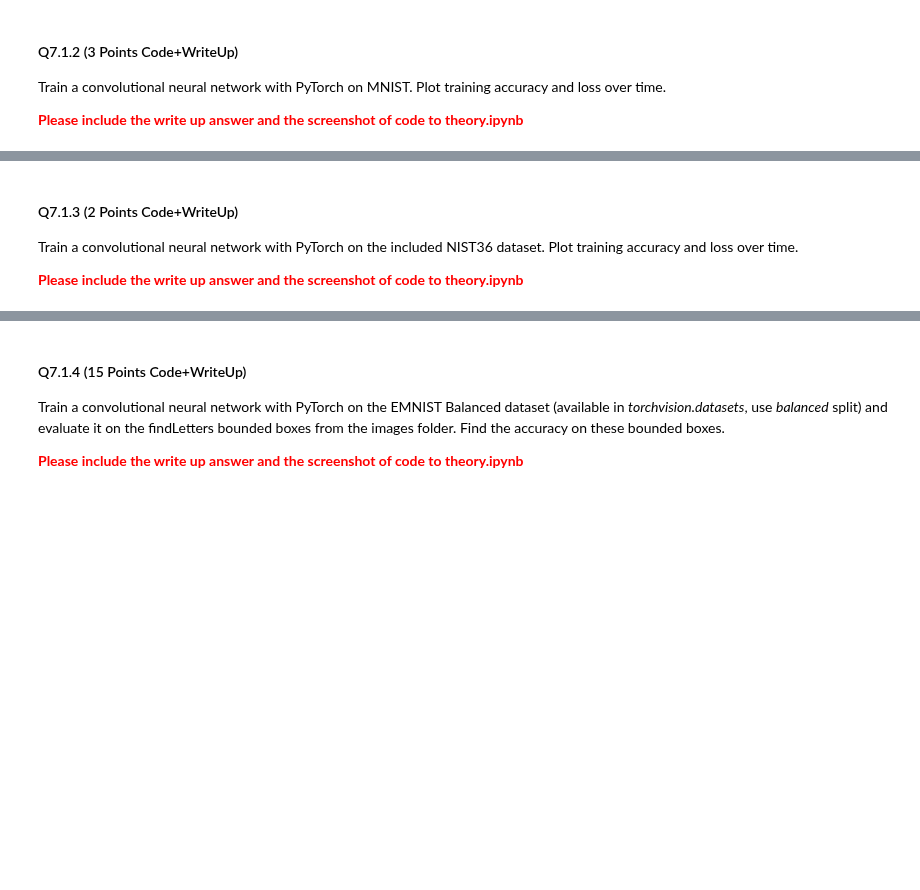
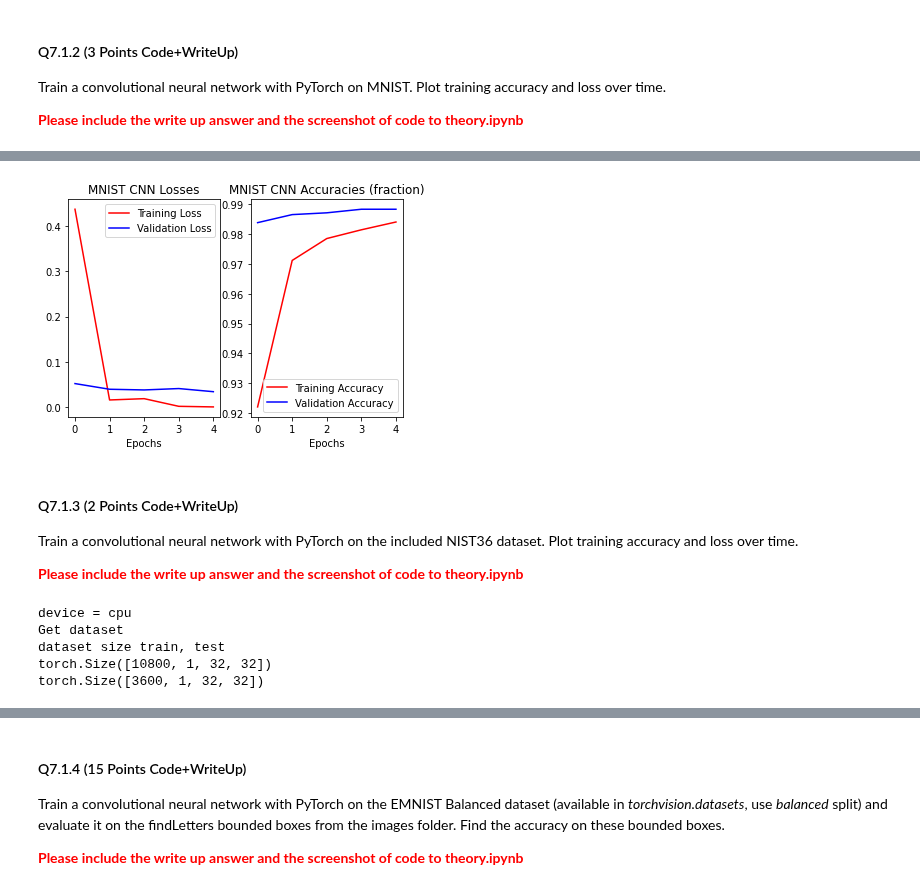
Before and after one commit to FranzEricSchneider/szeliski-algorithms-n-apps, a Jupyter notebook: class/hw3/q7.ipynb, the cells around one changed output, grey strips where cells are left out. Cells and saved outputs as stored; diff of their text form; code cells hidden in the pictures; blank space fills up the shorter version.

```diff
--- a/class/hw3/q7.ipynb
+++ b/class/hw3/q7.ipynb
@@ -71,0 +283,16 @@ raise NotImplementedError()
+# %%
+model = ConvNet().to(device)
+optimizer = torch.optim.SGD(model.parameters(), lr=1e-2, momentum=0.9)
+
+
+MNISTconv_train_losses = []
+MNISTconv_train_accs = []
+MNISTconv_test_losses = []
+MNISTconv_test_accs = []
+for epoch in range(1, epochs + 1):
+    ltrain, atrain = conv_train(model, device, train_loader, optimizer, epoch)
+    ltest, atest = conv_test(model, device, test_loader)
+    MNISTconv_train_losses.append(ltrain)
+    MNISTconv_train_accs.append(atrain)
+    MNISTconv_test_losses.append(ltest)
+    MNISTconv_test_accs.append(atest)
@@ -72,3 +317,18 @@ raise NotImplementedError()
+# %%
+figure, axes = plt.subplots(1, 2)
+axes[0].plot(MNISTconv_train_losses, "r", label="Training Loss")
+axes[0].plot(MNISTconv_test_losses, "b", label="Validation Loss")
+axes[1].plot(MNISTconv_train_accs, "r", label="Training Accuracy")
+axes[1].plot(MNISTconv_test_accs, "b", label="Validation Accuracy")
+axes[0].legend()
+axes[1].legend()
+axes[0].set_xlabel("Epochs")
+axes[1].set_xlabel("Epochs")
+axes[0].set_title("MNIST CNN Losses")
+axes[1].set_title("MNIST CNN Accuracies (fraction)")
+plt.show()
+# %% [output]
+[figure, added]
 # %% [markdown]
 #### Q7.1.3 (2 Points Code+WriteUp)
 
@@ -93,12 +353,41 @@ torch.manual_seed(123)
 device = torch.device("cuda" if use_cuda else "cpu")
 print("device = {}".format(device))
 
+
+class NIST36Dataset(Dataset):
+    def __init__(self, data, labels):
+        self.data = torch.FloatTensor(data.reshape([-1, 1, 32, 32]))
+        self.labels = torch.FloatTensor(labels).argmax(dim=1)
+        self.num_values = len(data)
+
+    def __len__(self):
+        return self.num_values
+
+    def __getitem__(self, idx):
+        return self.data[idx], self.labels[idx]
+
+
 print("Get dataset")
 train_data = scipy.io.loadmat('data/nist36_train.mat')
 valid_data = scipy.io.loadmat('data/nist36_valid.mat')
 
-train_x, train_y = train_data['train_data'].astype(np.float32), train_data['train_labels'].astype(np.int)
-valid_x, valid_y = valid_data['valid_data'].astype(np.float32), valid_data['valid_labels'].astype(np.int)
+# train_x, train_y = train_data['train_data'].astype(np.float32), train_data['train_labels'].astype(np.int)
+# valid_x, valid_y = valid_data['valid_data'].astype(np.float32), valid_data['valid_labels'].astype(np.int)
 
-# YOUR CODE HERE
-raise NotImplementedError()
+train_set = NIST36Dataset(train_data['train_data'],
+                          train_data['train_labels'])
+valid_set = NIST36Dataset(valid_data['valid_data'],
+                          valid_data['valid_labels'])
+train_loader = DataLoader(train_set, batch_size=25, shuffle=True)
+valid_loader = DataLoader(valid_set, batch_size=100)
+
+
+print("dataset size train, test")
+print(train_loader.dataset.data.shape)
+print(valid_loader.dataset.data.shape)
+# %% [output]
+device = cpu
+Get dataset
+dataset size train, test
+torch.Size([10800, 1, 32, 32])
+torch.Size([3600, 1, 32, 32])
```
Also changed, not shown: parts of 14 cells of this notebook, 2 other files.
